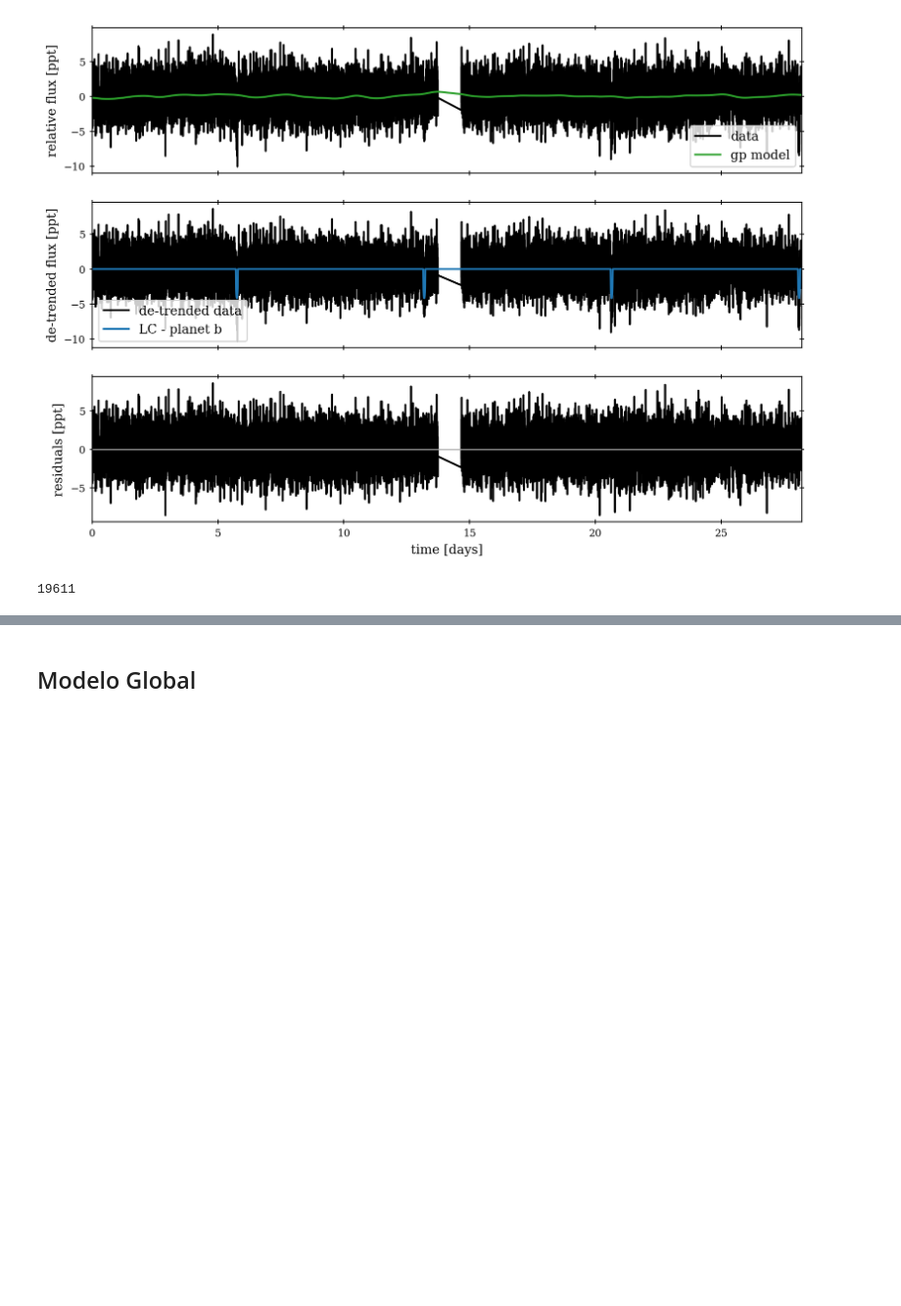
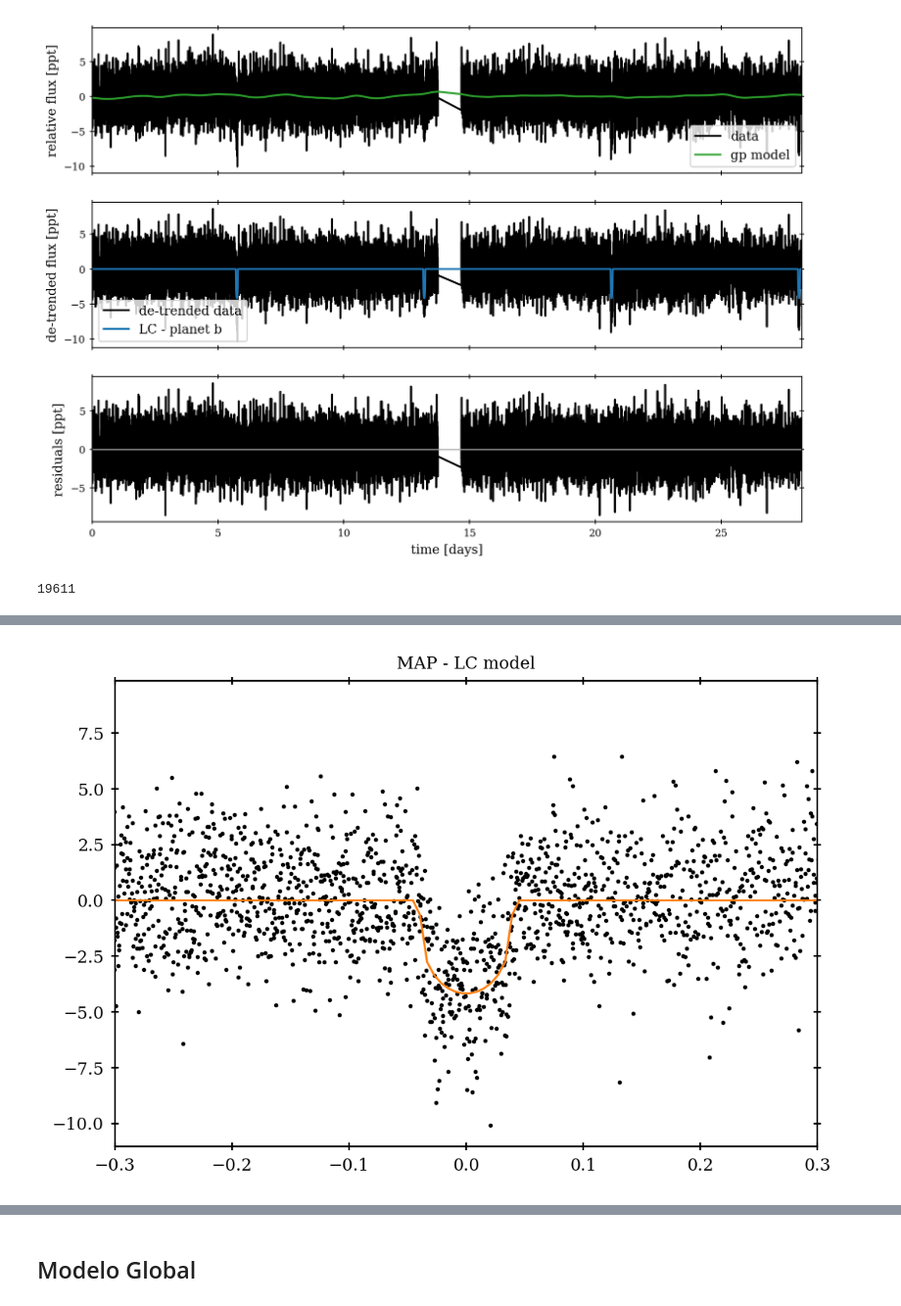
Before and after one commit to juanserrano90/paper-tois4438-442, a Jupyter notebook: code/globalfit_toi4438.ipynb, the cells around one changed output, grey strips where cells are left out. Shown at 98% size. Drawn from its saved outputs; the diff is of its cells as text; code cells hidden in the pictures; blank space fills up the shorter version.

```diff
--- a/code/globalfit_toi4438.ipynb
+++ b/code/globalfit_toi4438.ipynb
@@ -688,0 +687,12 @@ plt.scatter((x-map_soln["t0"]) % map_soln["P"] - 0.5*map_soln["P"], y, c='k', s=
+# %%
+fig, ax = plt.subplots()
+per = map_soln["P"]
+tcero = map_soln["t0"]
+fold = (x-tcero+0.5*per)%per - 0.5*per
+ax.plot(fold, y-map_soln["mean"], ".k", markersize=2, label="data", zorder=-1000)
+ax.plot(phase_lc, map_soln["lc_pred"], color="C1", lw=1, label="model")
+plt.xlim(-0.3, 0.3)
+plt.title("MAP - LC model")
+plt.show()
+# %% [output]
+[figure, added]
```
Also changed, not shown: parts of 9 cells of this notebook, 1 other file.
